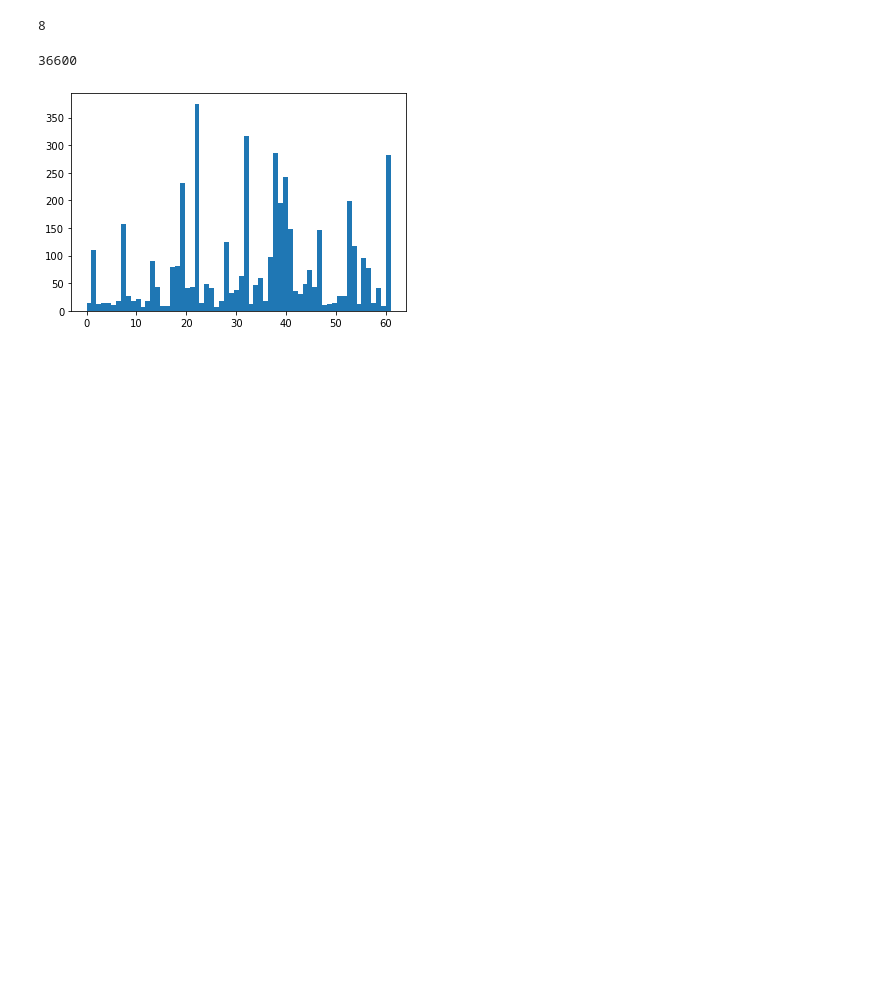
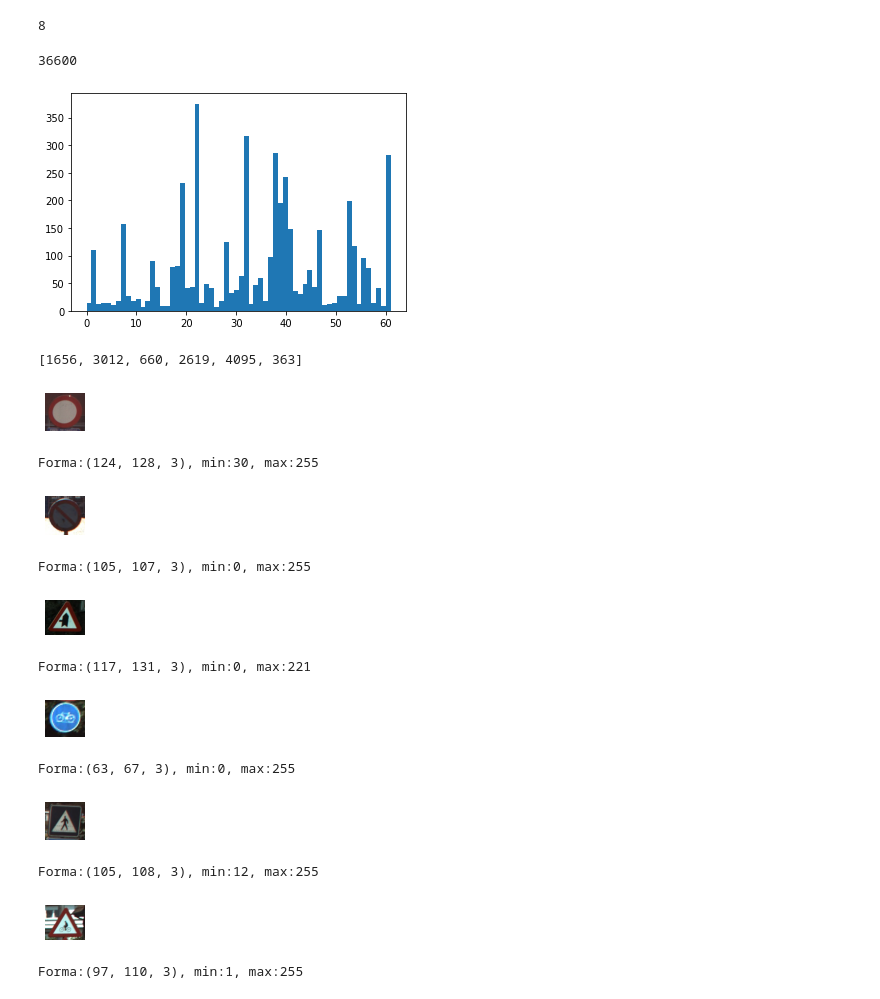
Before and after one commit to JhonFiUNFV/Data_Science_JF, a Jupyter notebook: python-ml/me/S8.2- Señales de Trafico.ipynb, the cells around one changed output. Drawn from its saved outputs; the diff is of its cells as text; code cells hidden in the pictures; blank space fills up the shorter version.

```diff
--- a/python-ml/me/S8.2- Señales de Trafico.ipynb
+++ b/python-ml/me/S8.2- Señales de Trafico.ipynb
@@ -100,0 +111,29 @@ plt.show()
+# %%
+rand_signs = random.sample(range(0, len(labels)), 6)
+rand_signs
+# %% [output]
+[1656, 3012, 660, 2619, 4095, 363]
+# %%
+for i in range(len(rand_signs)):
+    temp_im = images[rand_signs[i]]
+    plt.subplot(1, 6, i+1)
+    plt.axis("off")
+    plt.imshow(temp_im)
+    plt.subplots_adjust(wspace = 0.5)
+    plt.show()
+    print("Forma:{0}, min:{1}, max:{2}".format( temp_im.shape,
+                                                temp_im.min(),
+                                                temp_im.max()))
+# %% [output]
+[figure, added]
+Forma:(124, 128, 3), min:30, max:255
+[figure, added]
+Forma:(105, 107, 3), min:0, max:255
+[figure, added]
+Forma:(117, 131, 3), min:0, max:221
+[figure, added]
+Forma:(63, 67, 3), min:0, max:255
+[figure, added]
+Forma:(105, 108, 3), min:12, max:255
+[figure, added]
+Forma:(97, 110, 3), min:1, max:255
```
Also changed, not shown: parts of 20 cells of this notebook.
